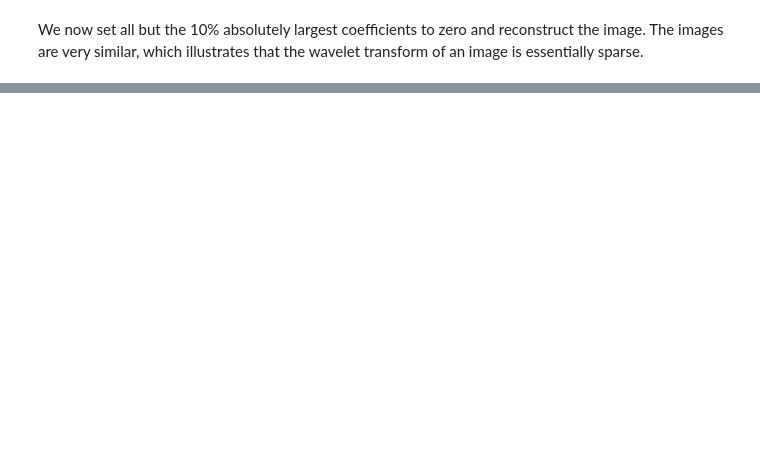
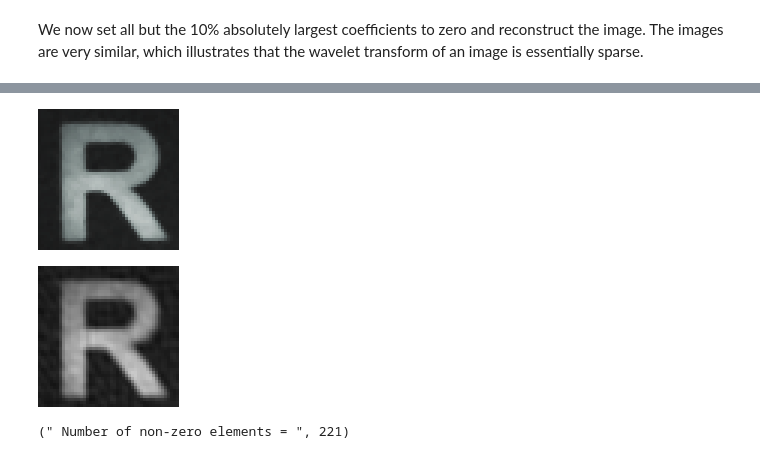
Before and after one commit to ivanslapnicar/GIAN-Applied-NLA-Course, a Jupyter notebook: src/Module C - Applications/L15 Compressive Sensing.ipynb, the cells around one changed output, grey strips where cells are left out. Cells and saved outputs as stored; diff of their text form; code cells hidden in the pictures; blank space fills up the shorter version.

```diff
--- a/src/Module C - Applications/L15 Compressive Sensing.ipynb
+++ b/src/Module C - Applications/L15 Compressive Sensing.ipynb
@@ -990,0 +962,5 @@ maximum(abs.(A'*A-I))
+# %%
+x=map(Gray,img)
+x=map(Float32,x)
+wlet=WT.haar
+xₜ=dwt(x,wavelet(wlet))
@@ -990,0 +985,2 @@ maximum(abs.(A'*A-I))
+# %%
+xₜ=dct(vec(x))
@@ -990,0 +1005,18 @@ maximum(abs.(A'*A-I))
+# %%
+ind=sortperm(abs.(vec(xₜ)),rev=true)
+# 0.1 = 10%, try also 0.05 = 5%
+τ=0.1
+k=round(Int,τ*length(ind))
+xsparse=copy(xₜ)
+xsparse[ind[k+1:end]].=0
+# Inverse wavelet transform of the sparse data
+# imgsparse=idwt(xsparse, wavelet(wlet),6)
+imgsparse=idct(xsparse)
+# Original and sparse image
+display(img)
+display(colorview(Gray,reshape(imgsparse,47,47)))
+" Number of non-zero elements = ",nnz(sparse(xsparse))
+# %% [output]
+[figure, added]
+[figure, added]
+(" Number of non-zero elements = ", 221)
```
Also changed, not shown: parts of 80 cells of this notebook.
